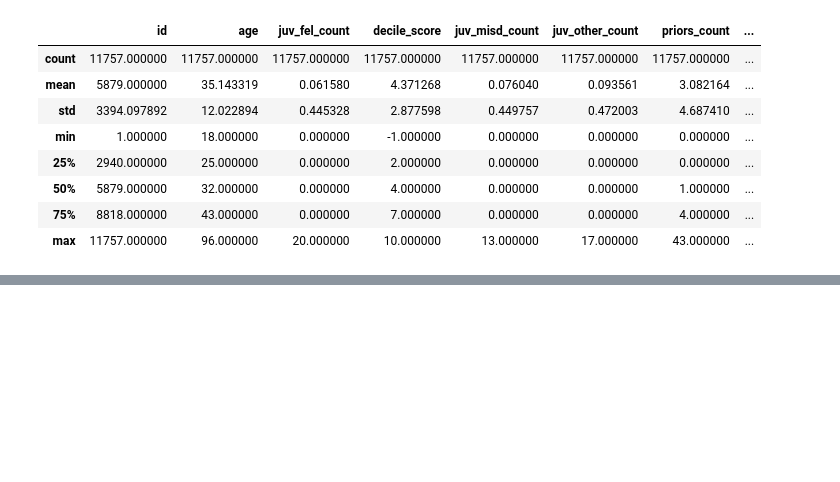
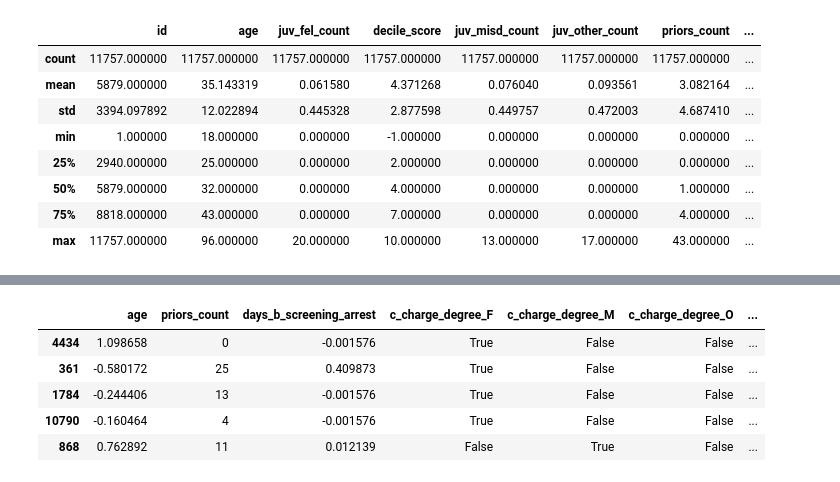
Before and after one commit to MathisAulagnier/Interpr-table_ML, a Jupyter notebook: notebooks/COMPASS/compass_experience.ipynb, the cells around one changed output, grey strips where cells are left out. Cells and saved outputs as stored; diff of their text form; code cells hidden in the pictures; blank space fills up the shorter version.

```diff
--- a/notebooks/COMPASS/compass_experience.ipynb
+++ b/notebooks/COMPASS/compass_experience.ipynb
@@ -39,0 +113,3 @@ df.describe()
+# %%
+X = df_model.drop(target, axis=1)
+y = df_model[target]
@@ -39,0 +129,9 @@ df.describe()
+# %%
+X_train.head()
+# %% [output]
+|  | age | priors_count | days_b_screening_arrest | c_charge_degree_F | c_charge_degree_M | c_charge_degree_O | ... |
+| 4434 | 1.098658 | 0 | -0.001576 | True | False | False | ... |
+| 361 | -0.580172 | 25 | 0.409873 | True | False | False | ... |
+| 1784 | -0.244406 | 13 | -0.001576 | True | False | False | ... |
+| 10790 | -0.160464 | 4 | -0.001576 | True | False | False | ... |
+| 868 | 0.762892 | 11 | 0.012139 | False | True | False | ... |
```
Also changed, not shown: parts of 12 cells of this notebook, 7 other files.
